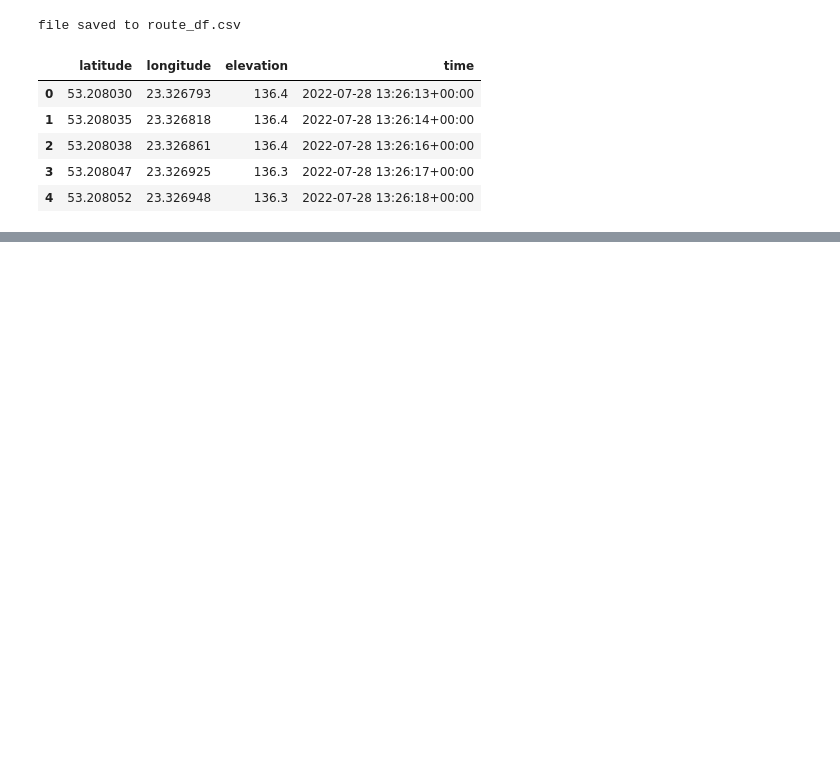
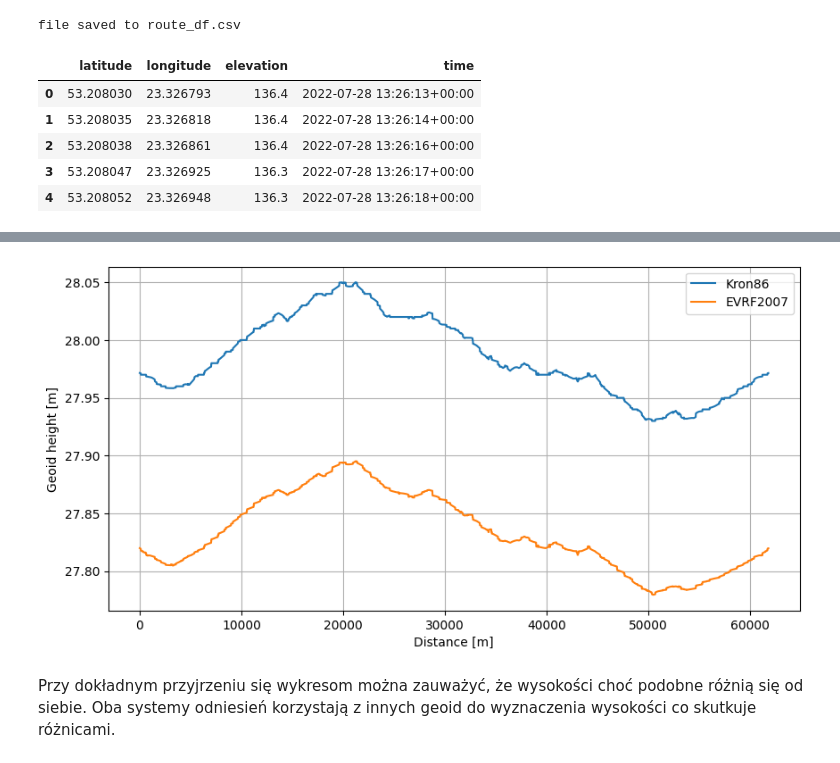
Before and after one commit to radekaadek/WZGW, a Jupyter notebook: 5/sprawozdanie5.ipynb, the cells around one changed output, grey strips where cells are left out. Drawn from its saved outputs; the diff is of its cells as text; code cells hidden in the pictures; blank space fills up the shorter version.

```diff
--- a/5/sprawozdanie5.ipynb
+++ b/5/sprawozdanie5.ipynb
@@ -199,0 +217,14 @@ m
+# %%
+# plot geoid heights
+plt.figure(figsize=(10, 5))
+plt.plot(df.distance.values, kronHeights, label='Kron86')
+plt.plot(df.distance.values, evrfHeights, label='EVRF2007')
+plt.xlabel('Distance [m]')
+plt.ylabel('Geoid height [m]')
+plt.legend()
+plt.grid()
+plt.show()
+# %% [output]
+[figure, added]
+# %% [markdown]
+Przy dokładnym przyjrzeniu się wykresom można zauważyć, że wysokości choć podobne różnią się od siebie. Oba systemy odniesień korzystają z innych geoid do wyznaczenia wysokości co skutkuje różnicami.
```
Also changed, not shown: parts of 4 cells of this notebook, 1 other file.
